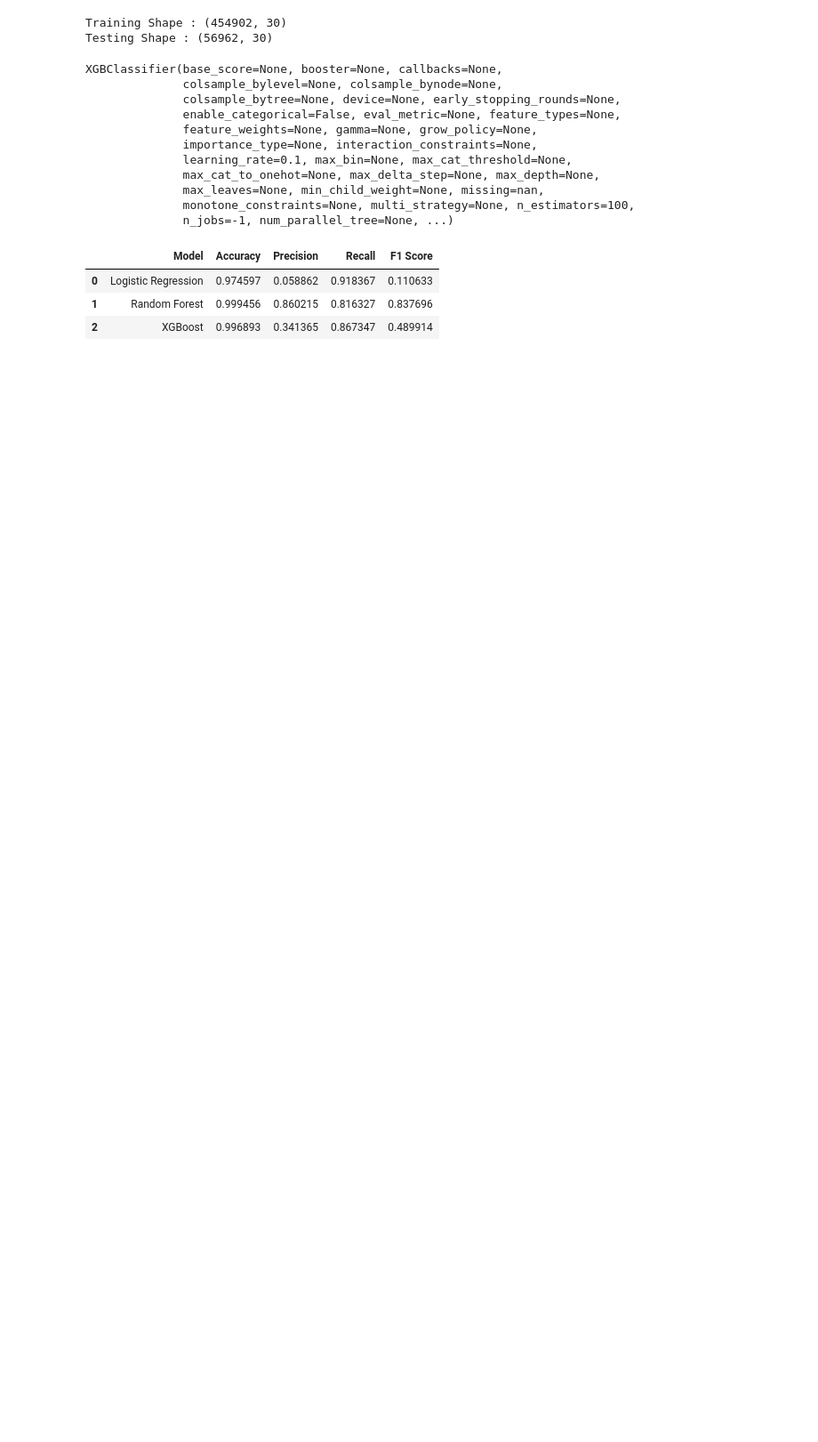
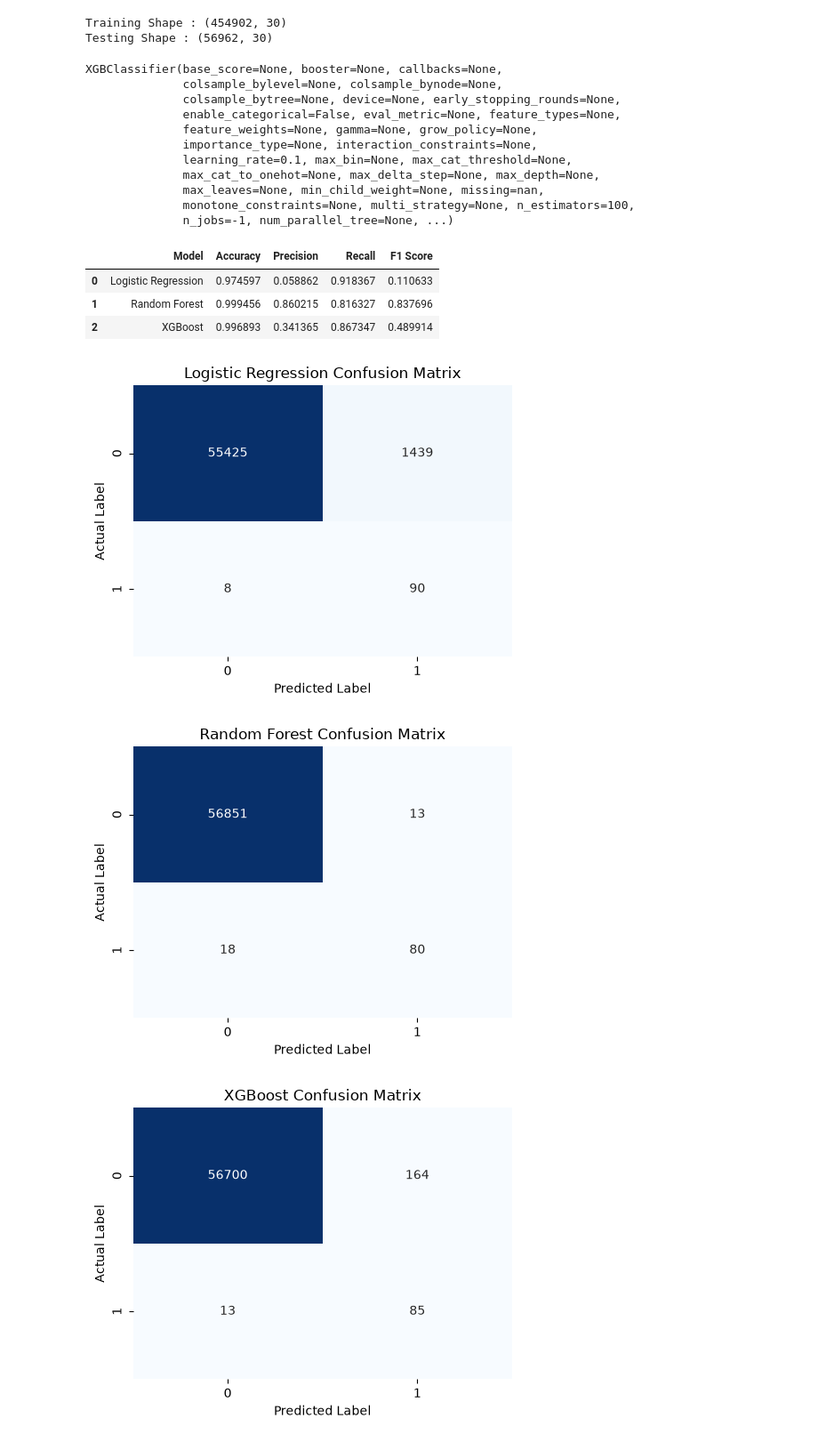
Before and after one commit to AbhishekPurbey02/fraud-detection-ml-system, a Jupyter notebook: notebooks/experiments/Experiment_02_Model_Comparison.ipynb, the cells around one changed output. Shown at 89% size. Drawn from its saved outputs; the diff is of its cells as text; code cells hidden in the pictures; blank space fills up the shorter version.

```diff
--- a/notebooks/experiments/Experiment_02_Model_Comparison.ipynb
+++ b/notebooks/experiments/Experiment_02_Model_Comparison.ipynb
@@ -128,3 +133,48 @@ results_df
 | 0 | Logistic Regression | 0.974597 | 0.058862 | 0.918367 | 0.110633 |
 | 1 | Random Forest | 0.999456 | 0.860215 | 0.816327 | 0.837696 |
 | 2 | XGBoost | 0.996893 | 0.341365 | 0.867347 | 0.489914 |
+# %%
+from sklearn.metrics import confusion_matrix
+
+def plot_confusion_matrix(y_true, y_pred, title):
+
+    cm = confusion_matrix(y_true, y_pred)
+
+    plt.figure(figsize=(5,4))
+
+    sns.heatmap(
+        cm,
+        annot=True,
+        fmt='d',
+        cmap='Blues',
+        cbar=False
+    )
+
+    plt.title(title)
+    plt.xlabel("Predicted Label")
+    plt.ylabel("Actual Label")
+
+    plt.tight_layout()
+    plt.show()
+# %%
+plot_confusion_matrix(
+    y_test,
+    lr_pred,
+    "Logistic Regression Confusion Matrix"
+)
+
+plot_confusion_matrix(
+    y_test,
+    rf_pred,
+    "Random Forest Confusion Matrix"
+)
+
+plot_confusion_matrix(
+    y_test,
+    xgb_pred,
+    "XGBoost Confusion Matrix"
+)
+# %% [output]
+[figure, added]
+[figure, added]
+[figure, added]
```
Also changed, not shown: parts of 6 cells of this notebook.
